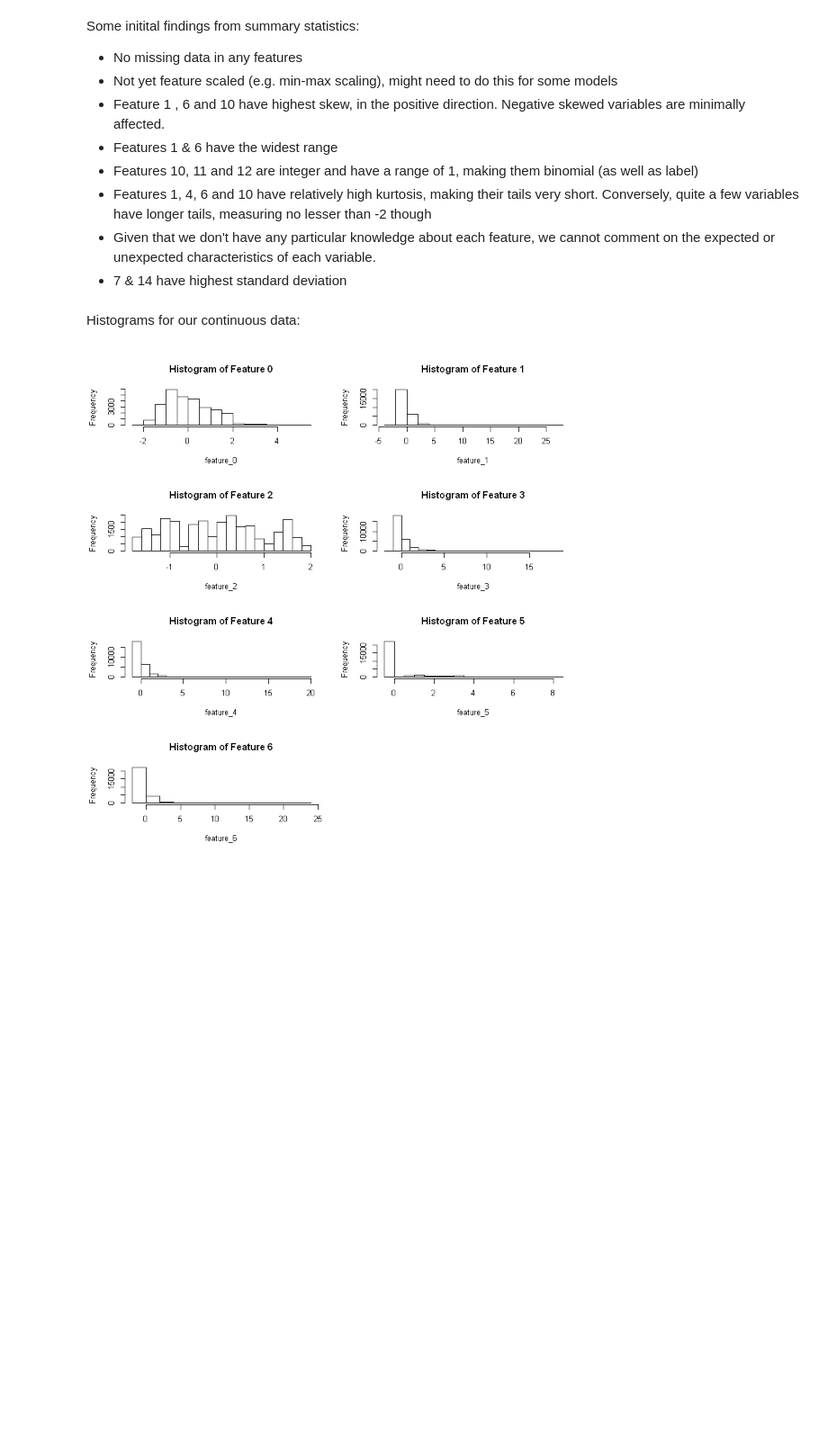
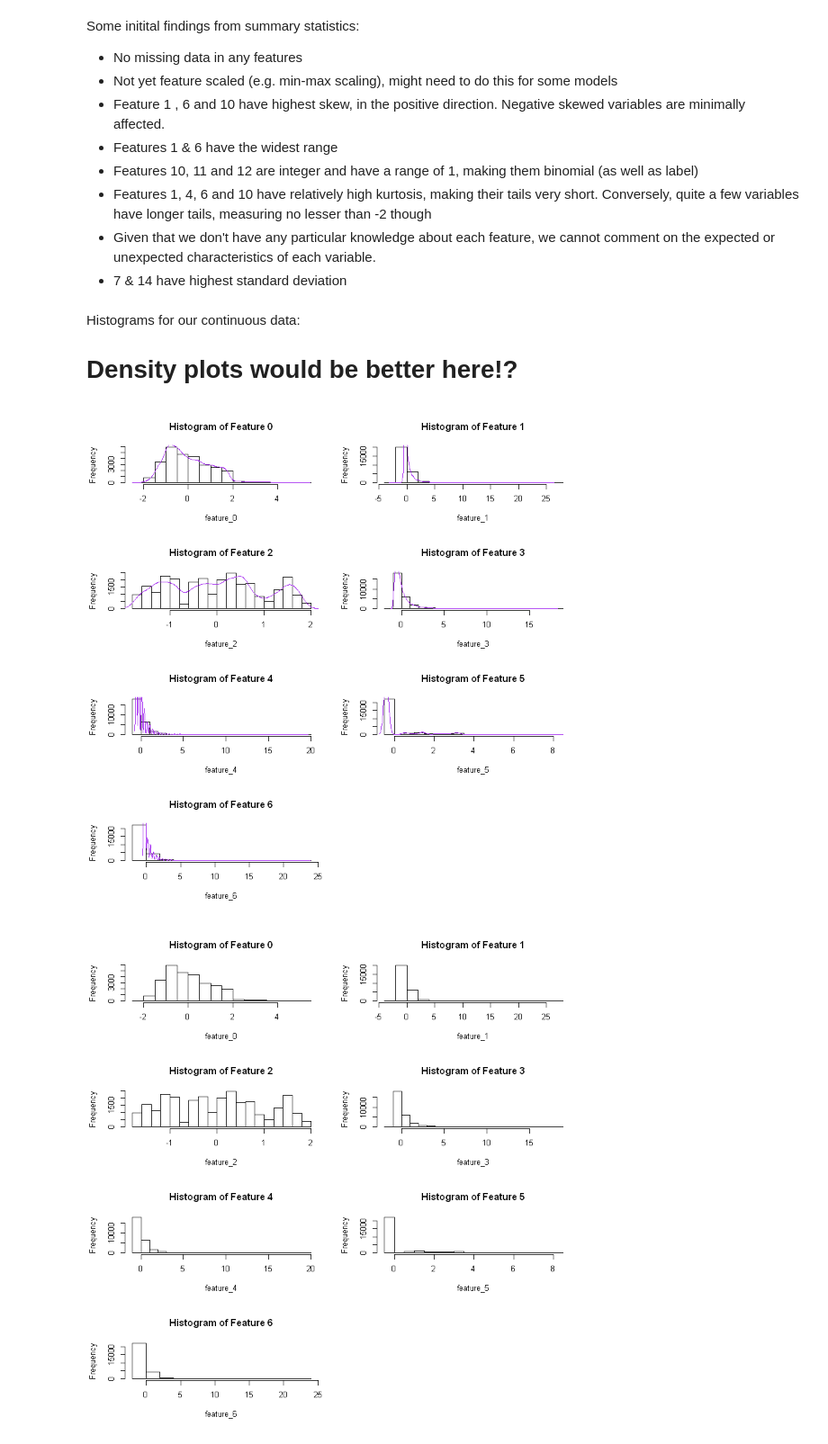
Before and after one commit to 20spaghetti/Customer-Churn-Prediction, a Jupyter notebook: Customer Churn Prediction.ipynb, the cells around one changed output. Shown at 90% size. Saved outputs shown, nothing was run; the diff lists cells and outputs as text; code cells hidden in the pictures; blank space fills up the shorter version.

Commit message:
Improved single var hist with density line

```diff
--- a/Customer Churn Prediction.ipynb
+++ b/Customer Churn Prediction.ipynb
@@ -159,6 +90,22 @@ Some initital findings from summary statistics:
 - 7 & 14 have highest standard deviation
 # %% [markdown]
 Histograms for our continuous data:
+
+# Density plots would be better here!?
+# %%
+#increase scale size of jupyter plots for some very detailed ones momentarily.
+options(jupyter.plot_scale=1)
+
+# Histogram for features 0 to 6
+par(mfrow = c(4,2))
+for (i in 1:7 ) {
+    h <- hist(train[,i], plot=FALSE)
+    plot(h, main=paste("Histogram of Feature", i-1), xlab = names(train[i]))
+    d <- density(train[,i])
+    lines(x = d$x, y = d$y * length(train[,i]) * diff(h$breaks)[1], col = "purple", lwd = 1)
+}
+# %% [output]
+[figure, added]
 # %%
 #increase scale size of jupyter plots for some very detailed ones momentarily.
 options(jupyter.plot_scale=1)
```
Also changed, not shown: parts of 19 cells of this notebook.
